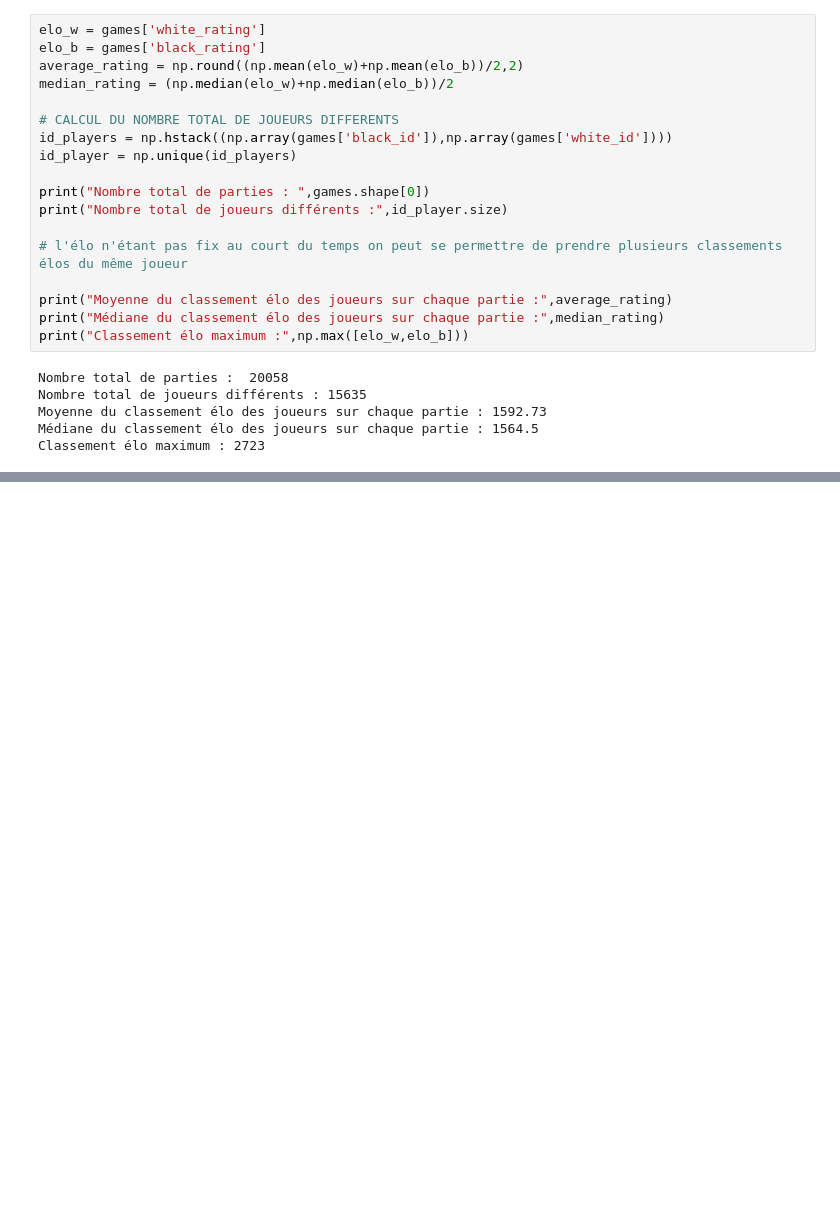
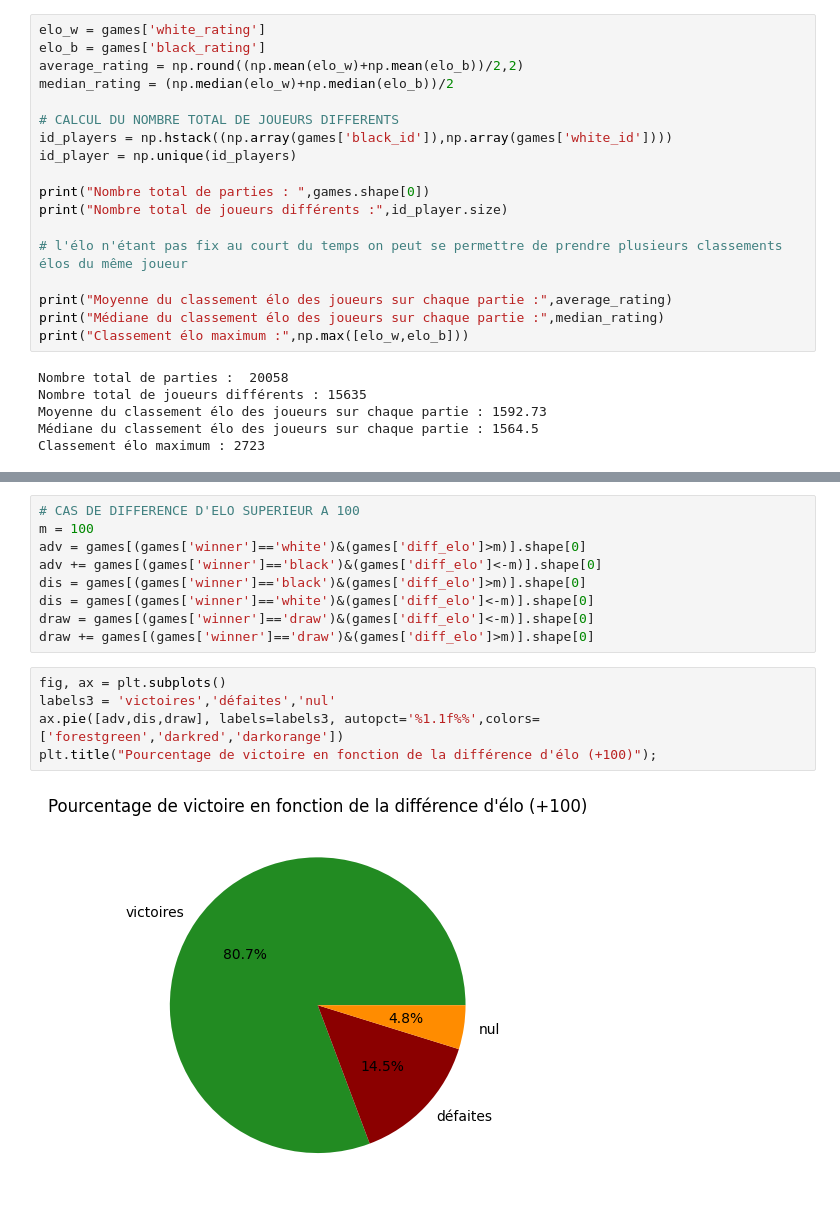
Before and after one commit to IdrissG94/Lichess-Dataset-Exploration, a Jupyter notebook: Untitled.ipynb, the cells around one changed output, grey strips where cells are left out. Drawn from its saved outputs; the diff is of its cells as text; blank space fills up the shorter version.

```diff
--- a/Untitled.ipynb
+++ b/Untitled.ipynb
@@ -94,0 +101,16 @@ Text(0.5, 1.0, "Pourcentage de victoire en fonction de la couleur (quasi égalit
+# %%
+# CAS DE DIFFERENCE D'ELO SUPERIEUR A 100
+m = 100
+adv = games[(games['winner']=='white')&(games['diff_elo']>m)].shape[0]
+adv += games[(games['winner']=='black')&(games['diff_elo']<-m)].shape[0]
+dis = games[(games['winner']=='black')&(games['diff_elo']>m)].shape[0]
+dis = games[(games['winner']=='white')&(games['diff_elo']<-m)].shape[0]
+draw = games[(games['winner']=='draw')&(games['diff_elo']<-m)].shape[0]
+draw += games[(games['winner']=='draw')&(games['diff_elo']>m)].shape[0]
+# %%
+fig, ax = plt.subplots()
+labels3 = 'victoires','défaites','nul'
+ax.pie([adv,dis,draw], labels=labels3, autopct='%1.1f%%',colors=['forestgreen','darkred','darkorange'])
+plt.title("Pourcentage de victoire en fonction de la différence d'élo (+100)");
+# %% [output]
+[figure, added]
```
Also changed, not shown: parts of 8 cells of this notebook.
